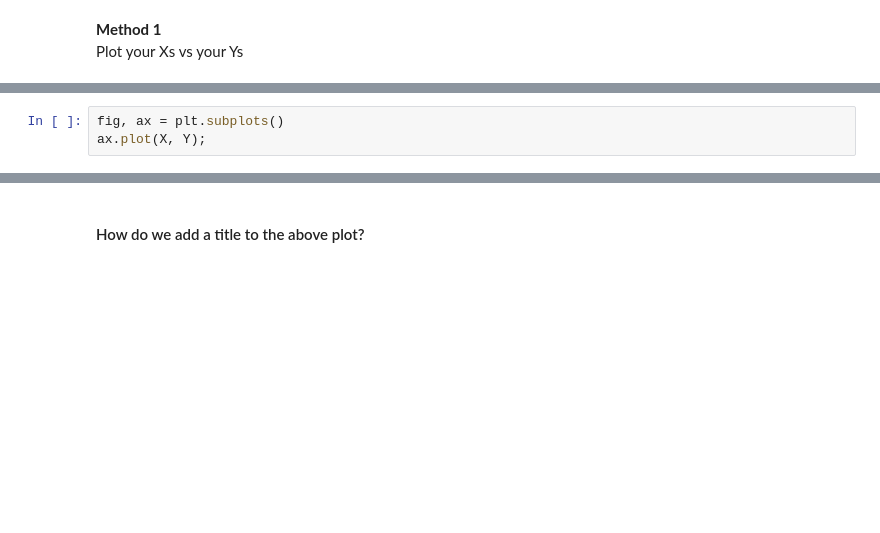
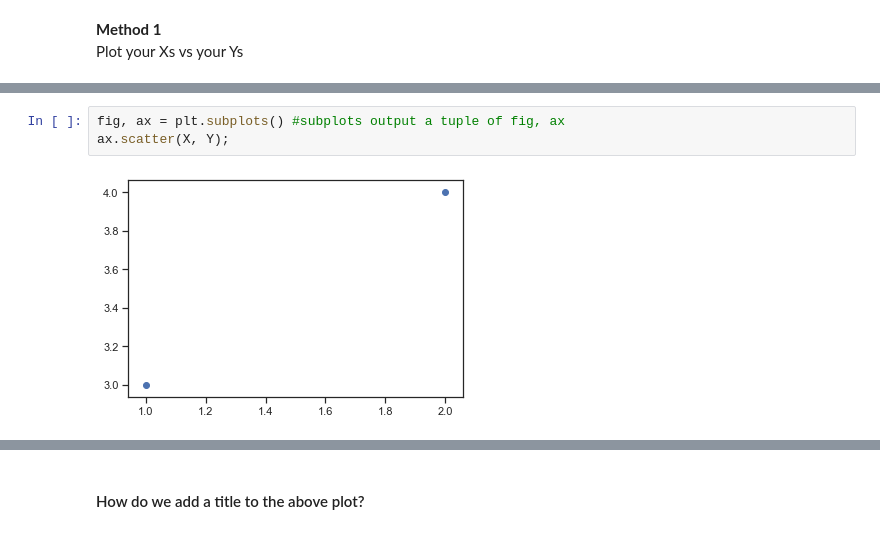
Before and after one commit to yunghanjeong/nyc-mhtn-ds-091420-lectures, a Jupyter notebook: Phase_1/Data_Viz.ipynb, the cells around one changed output, grey strips where cells are left out. Drawn from its saved outputs; the diff is of its cells as text; blank space fills up the shorter version.

```diff
--- a/Phase_1/Data_Viz.ipynb
+++ b/Phase_1/Data_Viz.ipynb
@@ -59,5 +102,7 @@ Using subplots to set up your figure and axes
 
 <img src = 'figure-axes.png' width = 400;>
 # %%
-fig, ax = plt.subplots()
-ax.plot(X, Y);
+fig, ax = plt.subplots() #subplots output a tuple of fig, ax
+ax.scatter(X, Y);
+# %% [output]
+[figure, added]
```
Also changed, not shown: parts of 23 cells of this notebook.
